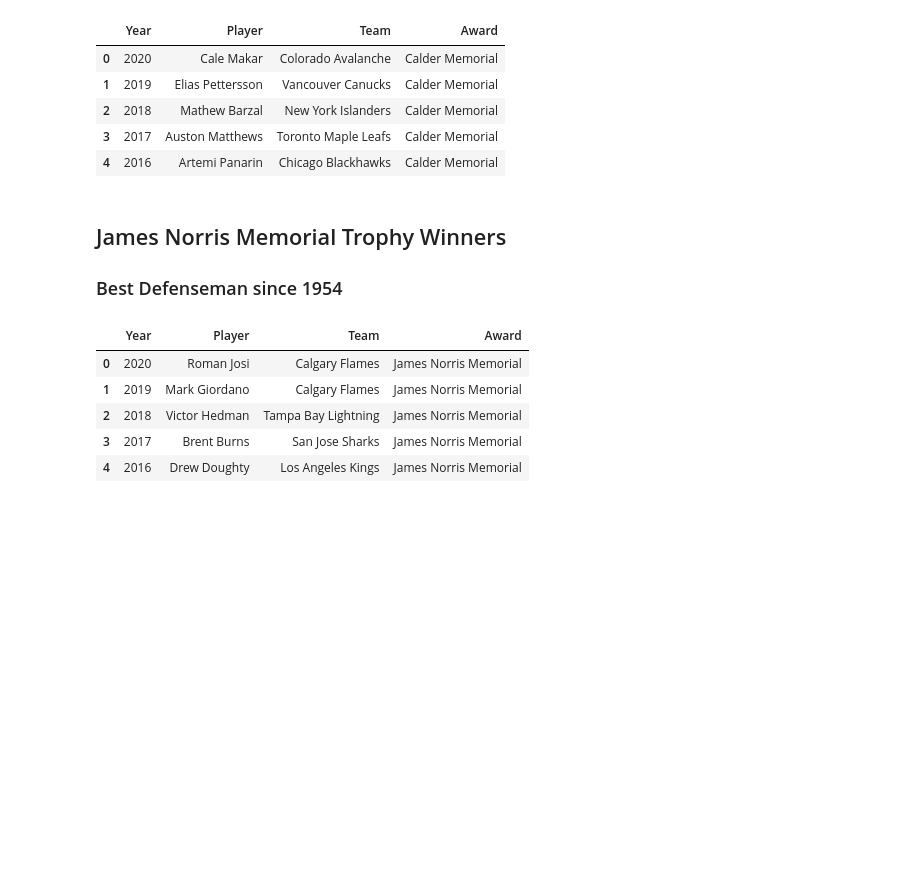
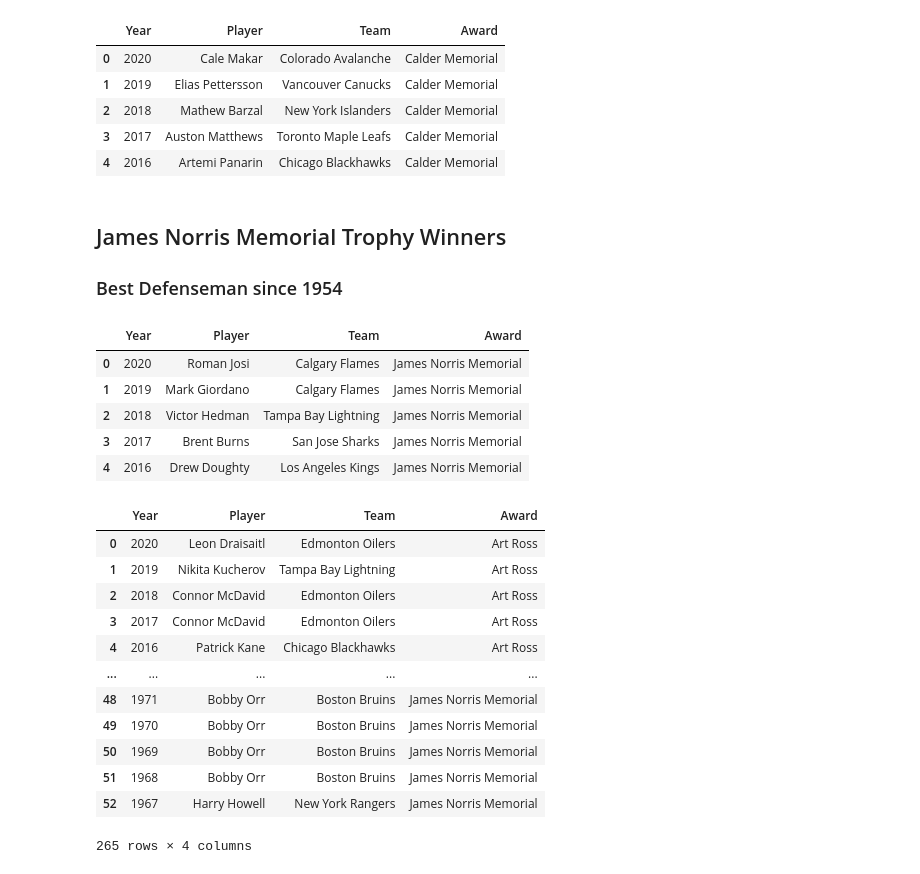
Before and after one commit to potterc22/Final-Project-ML, a Jupyter notebook: Cory/clean_data.ipynb, the cells around one changed output. Saved outputs shown, nothing was run; the diff lists cells and outputs as text; code cells hidden in the pictures; blank space fills up the shorter version.

Commit message:
Filtered Dataframes for >= 1967

```diff
--- a/Cory/clean_data.ipynb
+++ b/Cory/clean_data.ipynb
@@ -129,7 +134,12 @@ for result in results:
     except AttributeError as error:
         print(error)
 
+# convert list of lists into DataFrame
 hart_memorial_df = pd.DataFrame(winners, columns = ['Year', 'Player', 'Team', 'Award'])
+# convert year column to int for filtering purposes
+hart_memorial_df['Year'] = hart_memorial_df['Year'].astype(int)
+# filter dataframe
+hart_memorial_df = hart_memorial_df.loc[hart_memorial_df['Year'] >= 1967,:]
 hart_memorial_df.head()
 # %% [output]
 |  | Year | Player | Team | Award |
@@ -172,7 +182,12 @@ for result in results:
     except AttributeError as error:
         print(error)
 
+# convert list of lists into DataFrame
 conn_smythe_df = pd.DataFrame(winners, columns = ['Year', 'Player', 'Team', 'Award'])
+# convert year column to int for filtering purposes
+conn_smythe_df['Year'] = conn_smythe_df['Year'].astype(int)
+# filter dataframe
+conn_smythe_df = conn_smythe_df.loc[conn_smythe_df['Year'] >= 1967,:]
 conn_smythe_df.head()
 # %% [output]
 |  | Year | Player | Team | Award |
@@ -215,7 +230,12 @@ for result in results:
     except AttributeError as error:
         print(error)
 
+# convert list of lists into DataFrame
 calder_memorial_df = pd.DataFrame(winners, columns = ['Year', 'Player', 'Team', 'Award'])
+# convert year column to int for filtering purposes
+calder_memorial_df['Year'] = calder_memorial_df['Year'].astype(int)
+# filter dataframe
+calder_memorial_df = calder_memorial_df.loc[calder_memorial_df['Year'] >= 1967,:]
 calder_memorial_df.head()
 # %% [output]
 |  | Year | Player | Team | Award |
@@ -261,7 +281,12 @@ for result in results:
     except AttributeError as error:
         print(error)
 
+# convert list of lists into DataFrame
 james_norris_df = pd.DataFrame(winners, columns = ['Year', 'Player', 'Team', 'Award'])
+# convert year column to int for filtering purposes
+james_norris_df['Year'] = james_norris_df['Year'].astype(int)
+# filter dataframe
+james_norris_df = james_norris_df.loc[james_norris_df['Year'] >= 1967,:]
 james_norris_df.head()
 # %% [output]
 |  | Year | Player | Team | Award |
@@ -270,3 +295,20 @@ james_norris_df.head()
 | 2 | 2018 | Victor Hedman | Tampa Bay Lightning | James Norris Memorial |
 | 3 | 2017 | Brent Burns | San Jose Sharks | James Norris Memorial |
 | 4 | 2016 | Drew Doughty | Los Angeles Kings | James Norris Memorial |
+# %%
+df = pd.concat([art_ross_df, hart_memorial_df, calder_memorial_df, conn_smythe_df, james_norris_df], axis=0)
+df
+# %% [output]
+|  | Year | Player | Team | Award |
+| 0 | 2020 | Leon Draisaitl | Edmonton Oilers | Art Ross |
+| 1 | 2019 | Nikita Kucherov | Tampa Bay Lightning | Art Ross |
+| 2 | 2018 | Connor McDavid | Edmonton Oilers | Art Ross |
+| 3 | 2017 | Connor McDavid | Edmonton Oilers | Art Ross |
+| 4 | 2016 | Patrick Kane | Chicago Blackhawks | Art Ross |
+| ... | ... | ... | ... | ... |
+| 48 | 1971 | Bobby Orr | Boston Bruins | James Norris Memorial |
+| 49 | 1970 | Bobby Orr | Boston Bruins | James Norris Memorial |
+| 50 | 1969 | Bobby Orr | Boston Bruins | James Norris Memorial |
+| 51 | 1968 | Bobby Orr | Boston Bruins | James Norris Memorial |
+| 52 | 1967 | Harry Howell | New York Rangers | James Norris Memorial |
+265 rows × 4 columns
```
Also changed, not shown: parts of 1 cell of this notebook.
